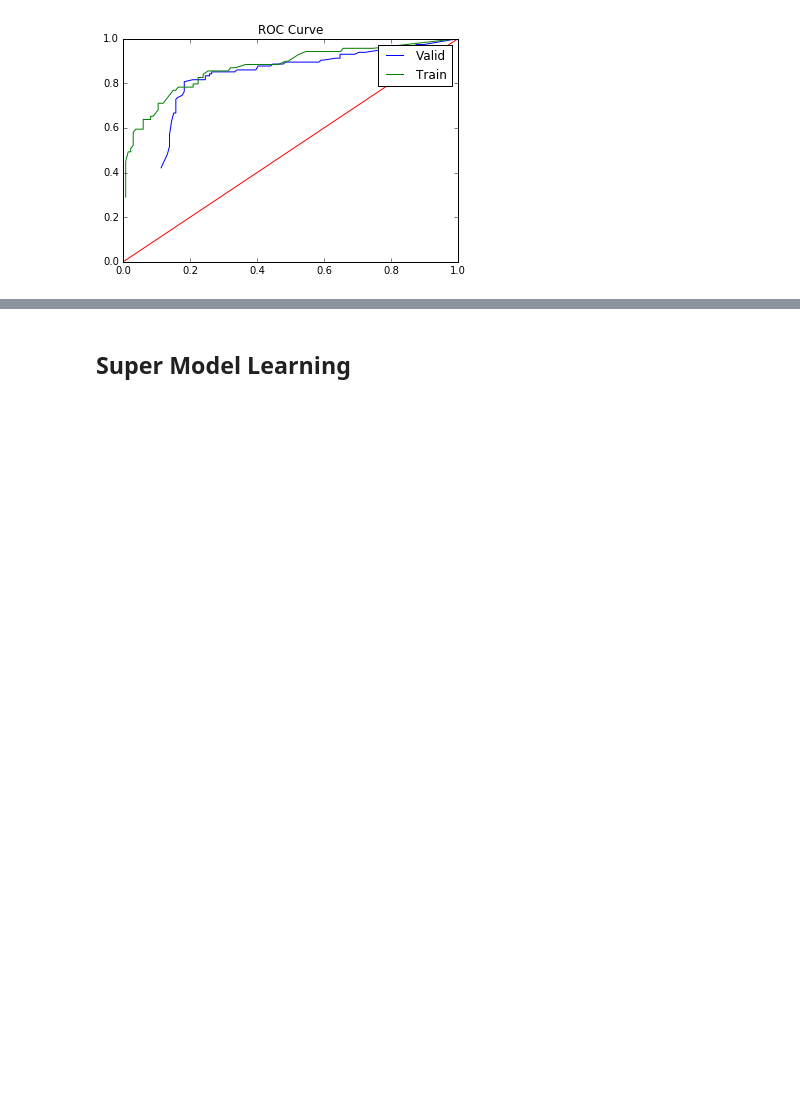
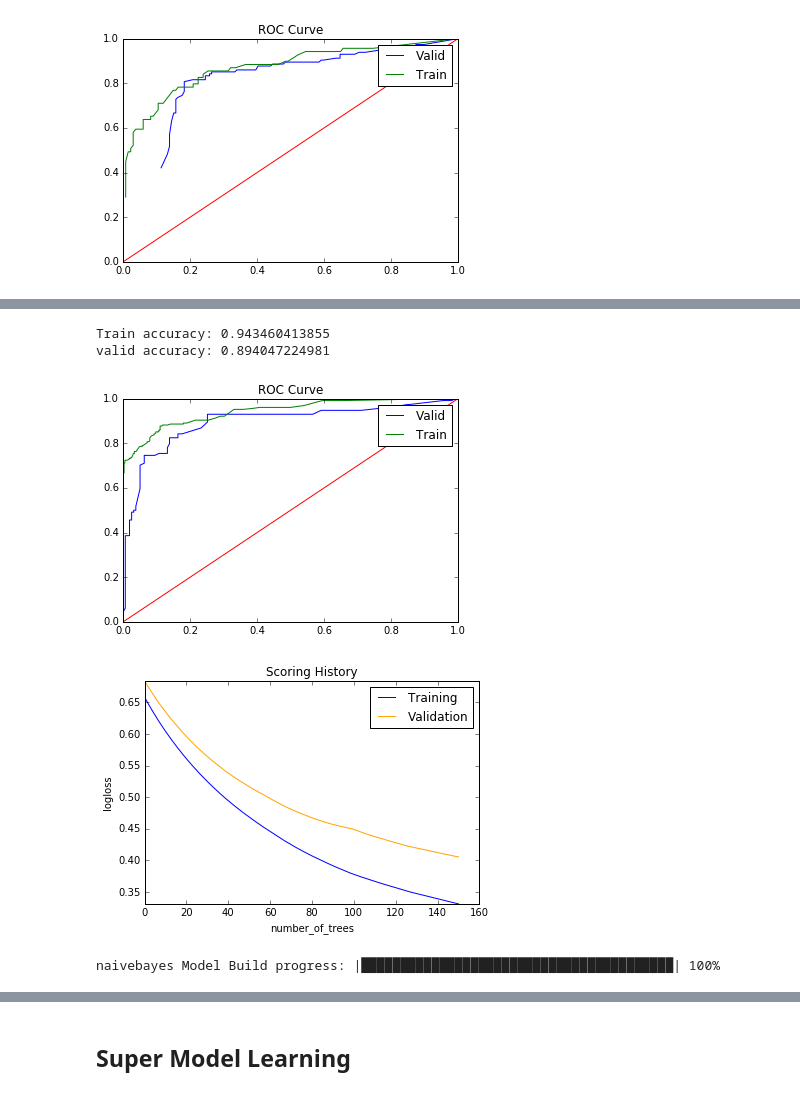
Before and after one commit to hamzafar/titanic_competition, a Jupyter notebook: Visualize the effect of Ensemble Model..ipynb, the cells around one changed output, grey strips where cells are left out. Drawn from its saved outputs; the diff is of its cells as text; code cells hidden in the pictures; blank space fills up the shorter version.

```diff
--- a/Visualize the effect of Ensemble Model..ipynb
+++ b/Visualize the effect of Ensemble Model..ipynb
@@ -175,0 +211,17 @@ valid accuracy: 0.808865717754
+# %%
+model_performance(nfold_gbm)
+nfold_gbm.plot()
+# %% [output]
+Train accuracy: 0.943460413855
+valid accuracy: 0.894047224981
+[figure, added]
+[figure, added]
+# %%
+# Train and cross-validate a NB
+nfold_nb =H2ONaiveBayesEstimator(seed =1,
+                              nfolds=15,
+                              fold_assignment="Modulo",
+                              keep_cross_validation_predictions=True)
+nfold_nb.train(x = input_name, y = response, training_frame=hdf_train, validation_frame=hdf_validate)
+# %% [output]
+naivebayes Model Build progress: |████████████████████████████████████████| 100%
```
Also changed, not shown: parts of 15 cells of this notebook.
